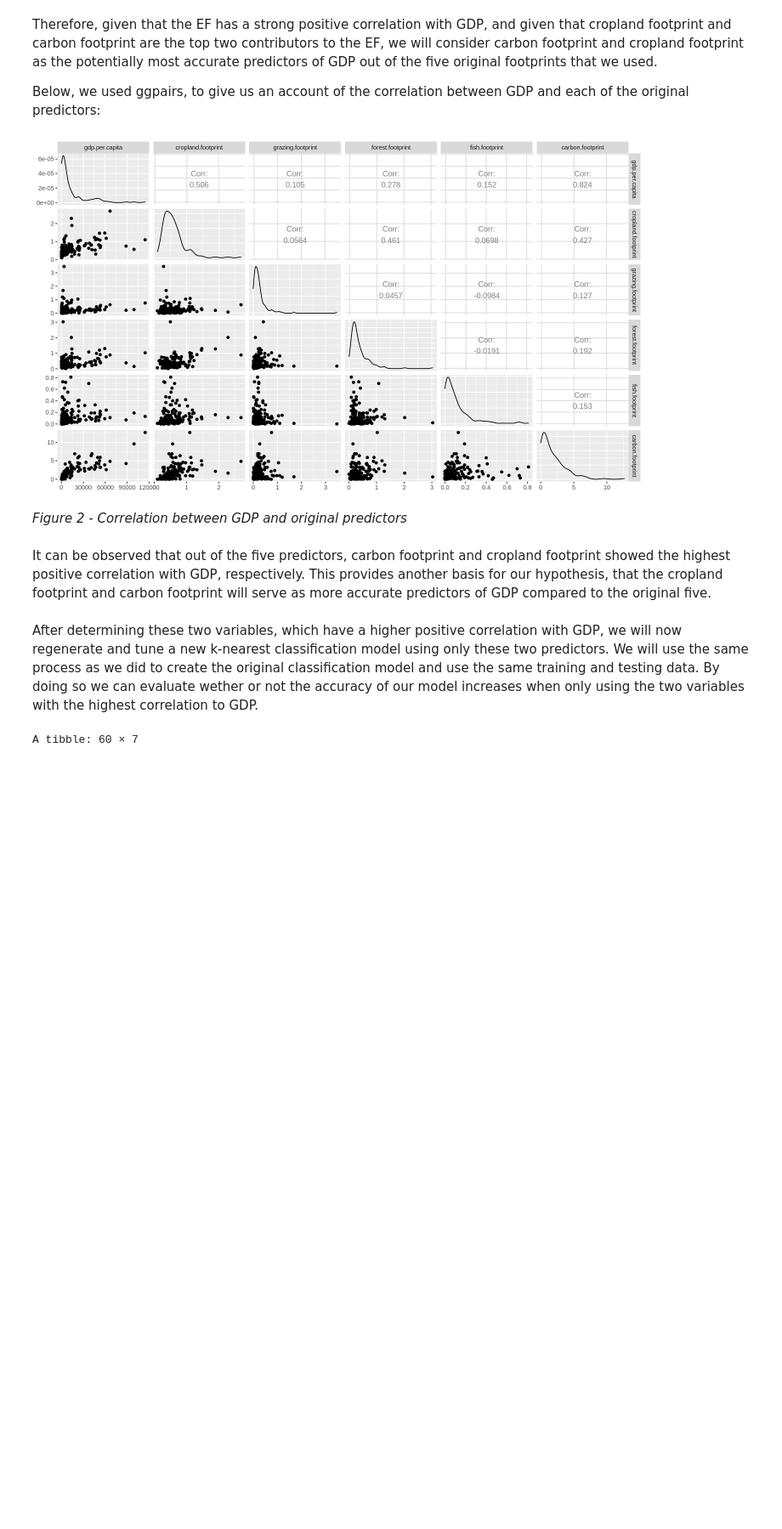
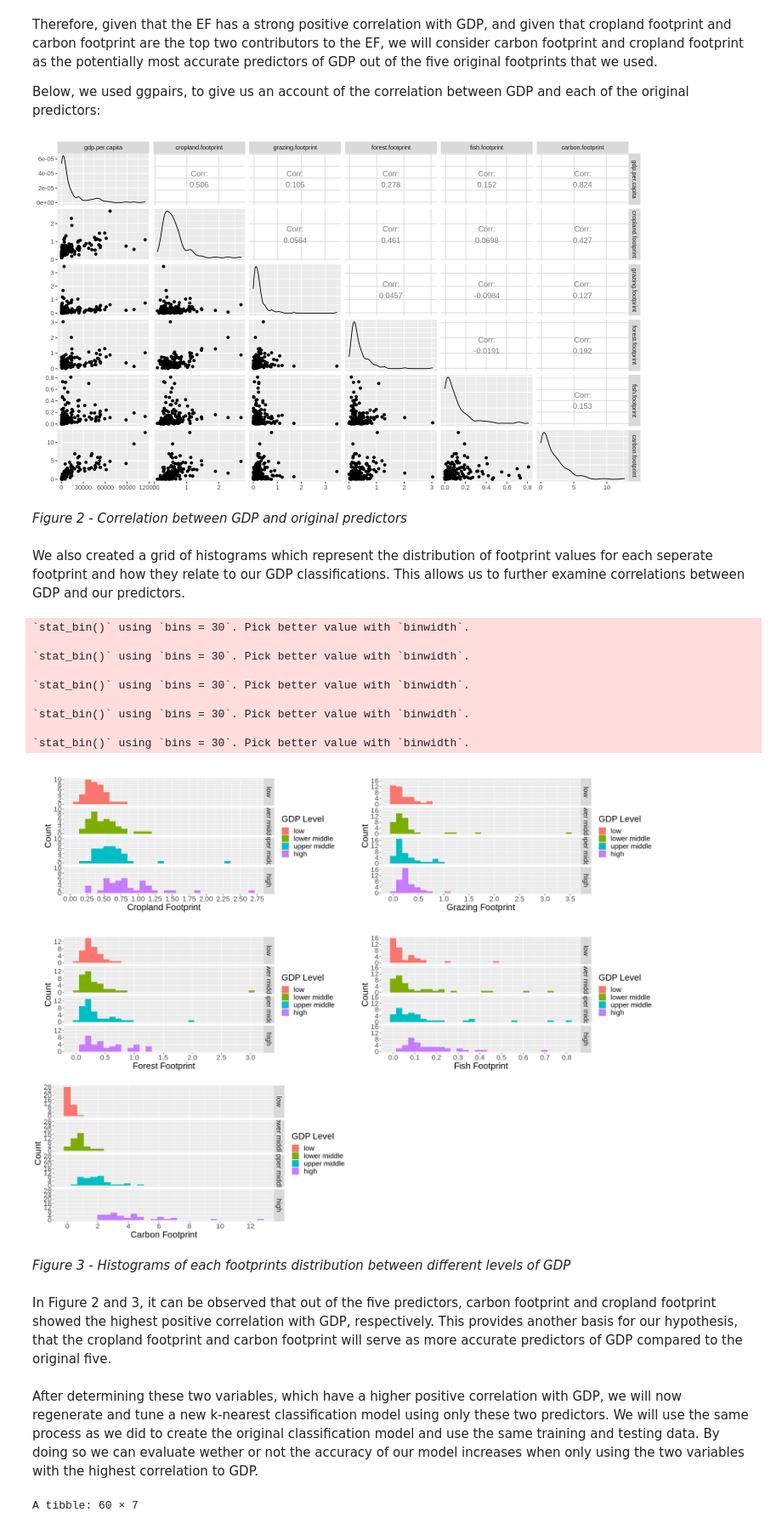
Before and after one commit to tsabkuro/EcoFoot, a Jupyter notebook: report.ipynb, the cells around one changed output. Shown at 85% size. Drawn from its saved outputs; the diff is of its cells as text; code cells hidden in the pictures; blank space fills up the shorter version.

Commit message:
Added Histograms of each footprint

```diff
--- a/report.ipynb
+++ b/report.ipynb
@@ -295,8 +313,74 @@ plot_pairs
 [figure]
 # %% [markdown]
 *Figure 2 - Correlation between GDP and original predictors*
+# %% [markdown]
+We also created a grid of histograms which represent the distribution of footprint values for each seperate footprint and how they relate to our GDP classifications. This allows us to further examine correlations between GDP and our predictors.
+# %%
+require(gridExtra)
+options(repr.plot.height = 15, repr.plot.width = 20)
+
+#creating histograms using our entire dataset, which compares the distributions of each predictor variable we plan to
+#use in our analysis. Colour coded by our created GDP categories to help identify any relationships between the
+#distrutions and GDP level.
+
+crop_visualization <- ggplot(countries_GDP_eco_classified, aes(x = cropland.footprint, fill = GDP_classified)) +
+        geom_histogram() +
+        labs(x = "Cropland Footprint", y = "Count", fill = "GDP Level") +
+        theme(text = element_text(size = 20), plot.margin = unit(c(1,1,1,1), "cm")) +
+        scale_x_continuous(breaks = seq(0, 3, by = 0.25)) +
+        scale_y_continuous(breaks = seq(0, 20, by = 2)) +
+        facet_grid(GDP_classified~.)
+
+grazing_visualization <- ggplot(countries_GDP_eco_classified, aes(x = grazing.footprint, fill = GDP_classified)) +
+        geom_histogram() +
+        labs(x = "Grazing Footprint", y = "Count", fill = "GDP Level") +
+        theme(text = element_text(size = 20), plot.margin = unit(c(1,1,1,1), "cm")) +
+        scale_x_continuous(breaks = seq(0, 5, by = 0.5)) +
+        scale_y_continuous(breaks = seq(0, 40, by = 4)) +
+        facet_grid(GDP_classified~.)
+
+forest_visualization <- ggplot(countries_GDP_eco_classified, aes(x = forest.footprint, fill = GDP_classified)) +
+        geom_histogram() +
+        labs(x = "Forest Footprint", y = "Count", fill = "GDP Level") +
+        theme(text = element_text(size = 20), plot.margin = unit(c(1,1,1,1), "cm")) +
+        scale_x_continuous(breaks = seq(0, 3, by = 0.5)) +
+        scale_y_continuous(breaks = seq(0, 40, by = 4)) +
+        facet_grid(GDP_classified~.)
+
+fish_visualization <- ggplot(countries_GDP_eco_classified, aes(x = fish.footprint, fill = GDP_classified)) +
+        geom_histogram() +
+        labs(x = "Fish Footprint", y = "Count", fill = "GDP Level") +
+        theme(text = element_text(size = 20), plot.margin = unit(c(1,1,1,1), "cm")) +
+        scale_x_continuous(breaks = seq(0, 1, by = 0.1)) +
+        scale_y_continuous(breaks = seq(0, 30, by = 4)) +
+        facet_grid(GDP_classified~.)
+
+carbon_visualization <- ggplot(countries_GDP_eco_classified, aes(x = carbon.footprint, fill = GDP_classified)) +
+        geom_histogram() +
+        labs(x = "Carbon Footprint", y = "Count", fill = "GDP Level") +
+        theme(text = element_text(size = 20)) +
+        scale_x_continuous(breaks = seq(0, 30, by = 2)) +
+        scale_y_continuous(breaks = seq(0, 30, by = 4)) +
+        facet_grid(GDP_classified~.)
+
+#arranging our visualizations of each predictor variable into a grid for easy comparison
+#Figure 3
+grid.arrange(crop_visualization, grazing_visualization, forest_visualization, fish_visualization, carbon_visualization)
+# %% [output]
+`stat_bin()` using `bins = 30`. Pick better value with `binwidth`.
+
+`stat_bin()` using `bins = 30`. Pick better value with `binwidth`.
+
+`stat_bin()` using `bins = 30`. Pick better value with `binwidth`.
+
+`stat_bin()` using `bins = 30`. Pick better value with `binwidth`.
+
+`stat_bin()` using `bins = 30`. Pick better value with `binwidth`.
+[figure, added]
+# %% [markdown]
+*Figure 3 - Histograms of each footprints distribution between different levels of GDP*
 # %% [markdown]
-It can be observed that out of the five predictors, carbon footprint and cropland footprint showed the highest positive correlation with GDP, respectively. This provides another basis for our hypothesis, that the cropland footprint and carbon footprint will serve as more accurate predictors of GDP compared to the original five.
+In Figure 2 and 3, it can be observed that out of the five predictors, carbon footprint and cropland footprint showed the highest positive correlation with GDP, respectively. This provides another basis for our hypothesis, that the cropland footprint and carbon footprint will serve as more accurate predictors of GDP compared to the original five.
 # %% [markdown]
 After determining these two variables, which have a higher positive correlation with GDP, we will now regenerate and tune a new k-nearest classification model using only these two predictors. We will use the same process as we did to create the original classification model and use the same training and testing data. By doing so we can evaluate wether or not the accuracy of our model increases when only using the two variables with the highest correlation to GDP.
 # %%
```
Also changed, not shown: parts of 6 cells of this notebook.
